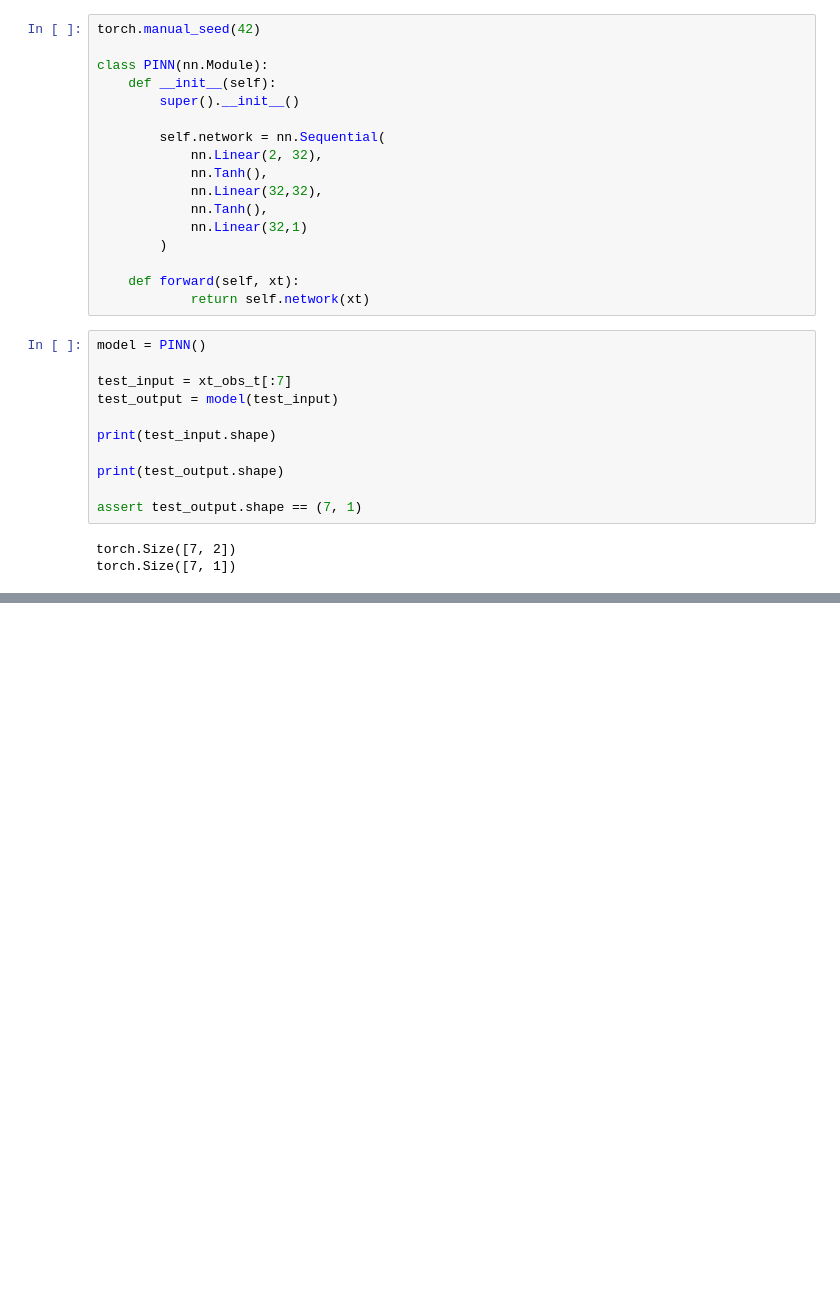
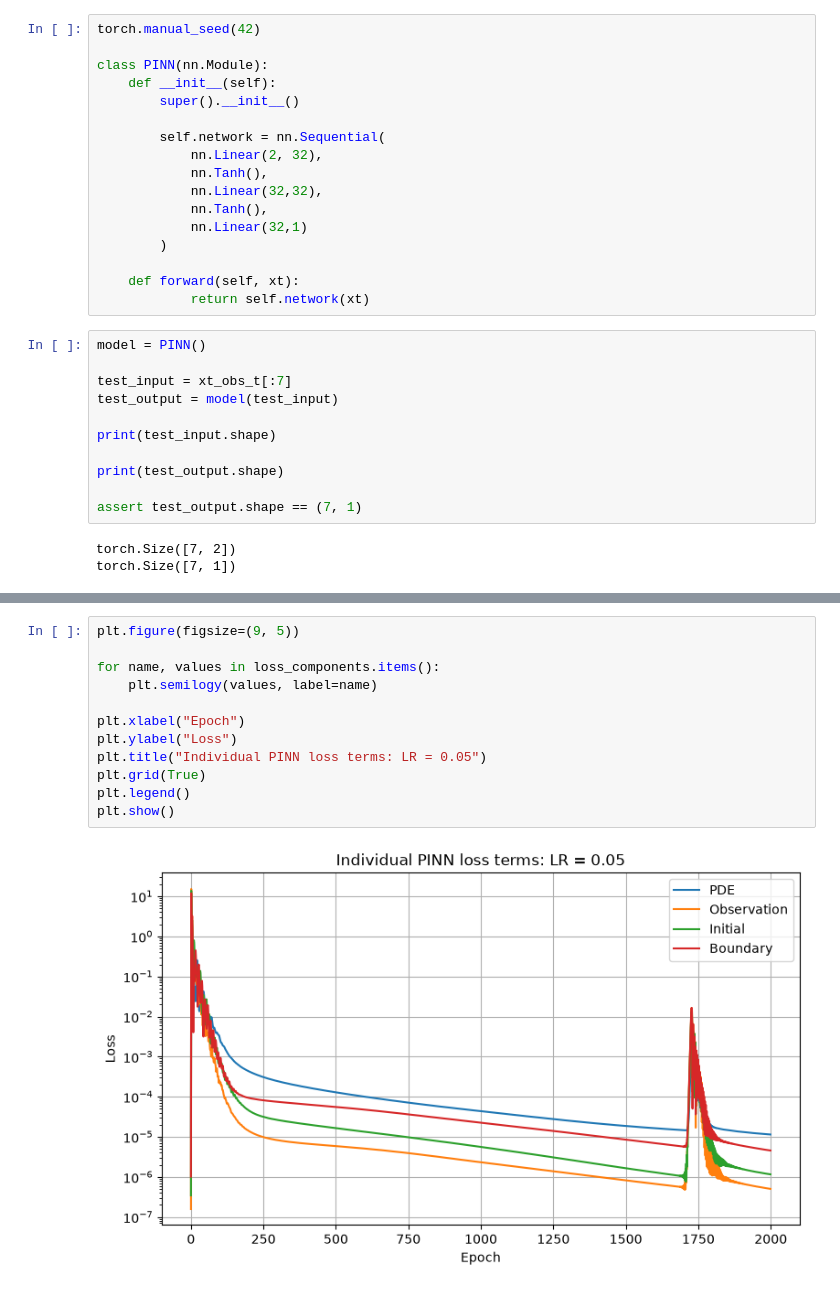
Before and after one commit to TensorFluids/HeatEq-PINN, a Jupyter notebook: notebook.ipynb, the cells around one changed output, grey strips where cells are left out. Drawn from its saved outputs; the diff is of its cells as text; blank space fills up the shorter version.

```diff
--- a/notebook.ipynb
+++ b/notebook.ipynb
@@ -282,0 +648,14 @@ torch.Size([7, 1])
+# %%
+plt.figure(figsize=(9, 5))
+
+for name, values in loss_components.items():
+    plt.semilogy(values, label=name)
+
+plt.xlabel("Epoch")
+plt.ylabel("Loss")
+plt.title("Individual PINN loss terms: LR = 0.05")
+plt.grid(True)
+plt.legend()
+plt.show()
+# %% [output]
+[figure, added]
```
Also changed, not shown: parts of 23 cells of this notebook, 1 other file.
